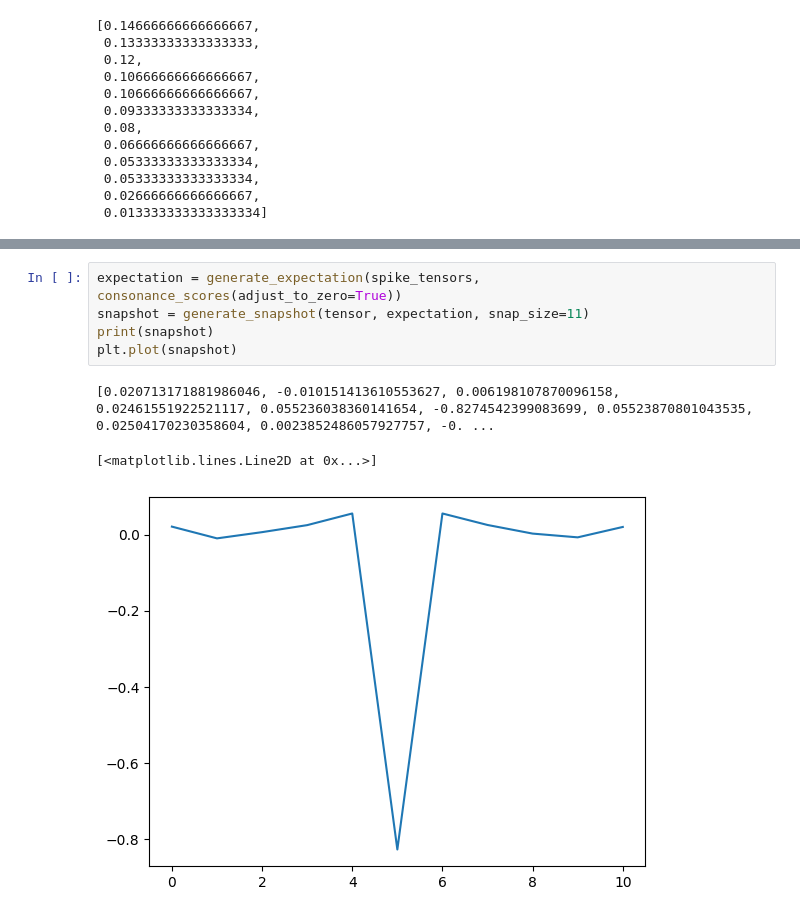
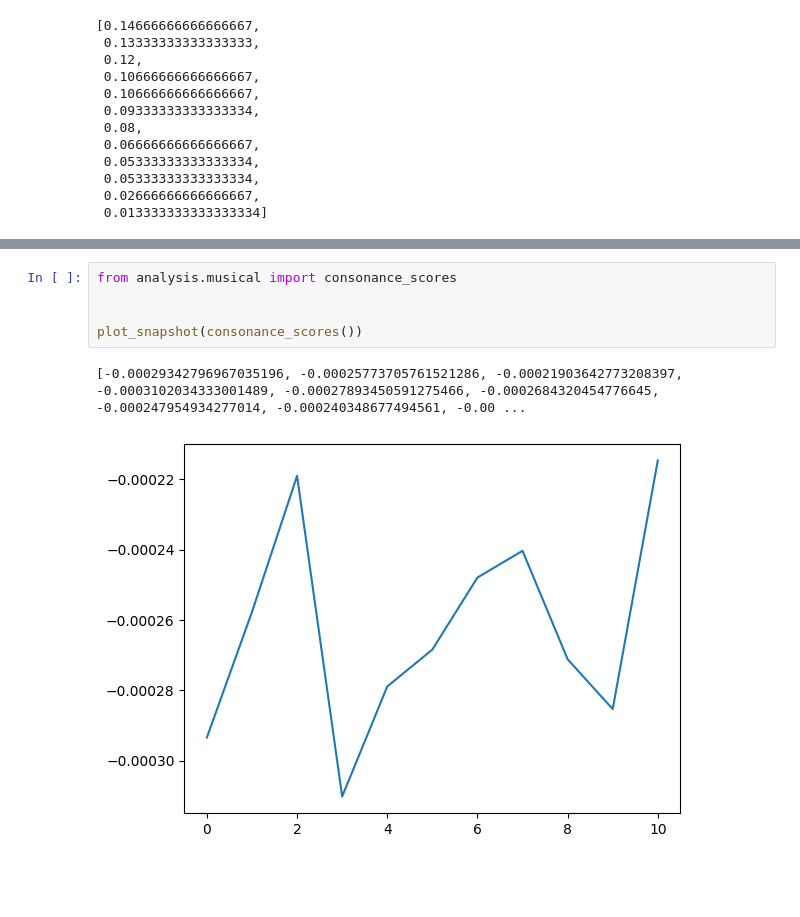
Before and after one commit to prabnur/bez2018model_valence, a Jupyter notebook: tensor.ipynb, the cells around one changed output, grey strips where cells are left out. Drawn from its saved outputs; the diff is of its cells as text; blank space fills up the shorter version.

```diff
--- a/tensor.ipynb
+++ b/tensor.ipynb
@@ -108,9 +55,8 @@ plt.plot(tension)
-# %%
-expectation = generate_expectation(spike_tensors, consonance_scores(adjust_to_zero=True))
-snapshot = generate_snapshot(tensor, expectation, snap_size=11)
-print(snapshot)
-plt.plot(snapshot)
-# %% [output]
-[0.020713171881986046, -0.010151413610553627, 0.006198107870096158, 0.02461551922521117, 0.055236038360141654, -0.8274542399083699, 0.05523870801043535, 0.02504170230358604, 0.0023852486057927757, -0. ...
-[<matplotlib.lines.Line2D at 0x...>]
-[figure, removed]
+# %%
+from analysis.musical import consonance_scores
+
+
+plot_snapshot(consonance_scores())
+# %% [output]
+[-0.00029342796967035196, -0.00025773705761521286, -0.00021903642773208397, -0.0003102034333001489, -0.00027893450591275466, -0.0002684320454776645, -0.000247954934277014, -0.000240348677494561, -0.00 ...
+[figure, added]
```
Also changed, not shown: parts of 10 cells of this notebook, 7 other files.
